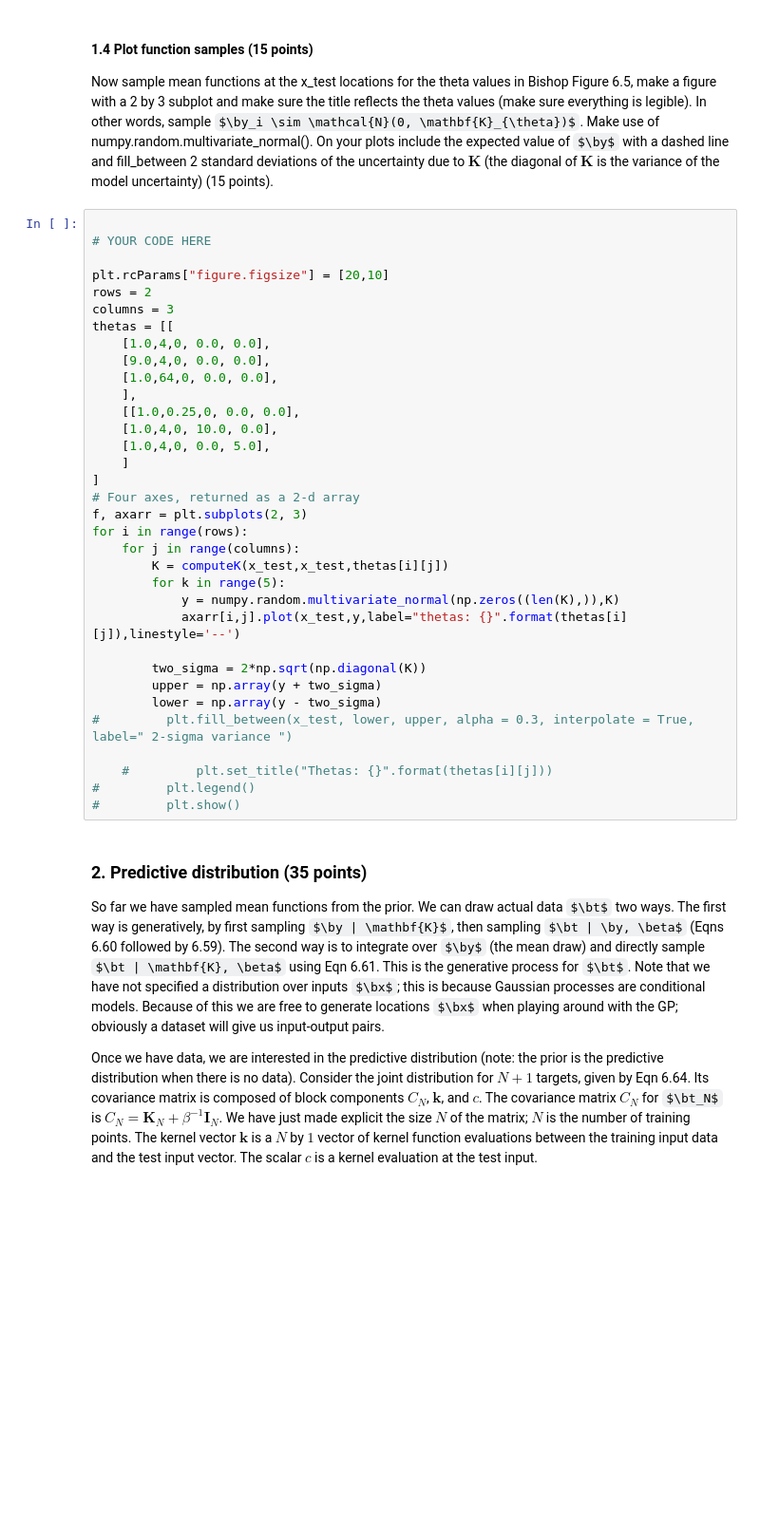
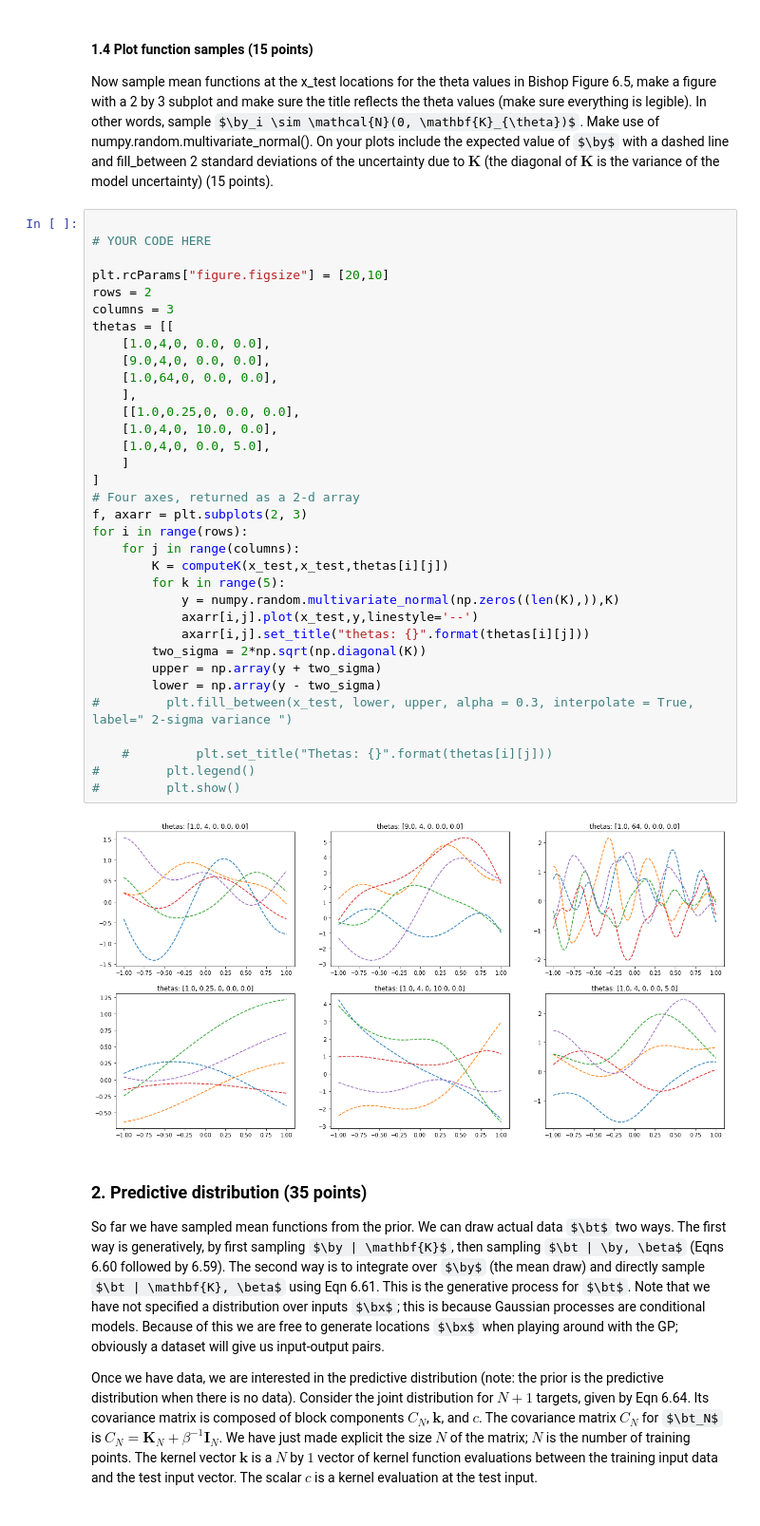
Before and after one commit to filipkny/MachineLearning1_UvA, a Jupyter notebook: lab3.ipynb, the cells around one changed output. Shown at 95% size. Saved outputs shown, nothing was run; the diff lists cells and outputs as text; some formulas as TeX source; blank space fills up the shorter version.

```diff
--- a/lab3.ipynb
+++ b/lab3.ipynb
@@ -189,35 +189,37 @@ Now sample mean functions at the x_test locations for the theta values in Bishop
 # YOUR CODE HERE
 
 plt.rcParams["figure.figsize"] = [20,10]
 rows = 2
 columns = 3
 thetas = [[
     [1.0,4,0, 0.0, 0.0],
     [9.0,4,0, 0.0, 0.0],
     [1.0,64,0, 0.0, 0.0],
     ],
     [[1.0,0.25,0, 0.0, 0.0],
     [1.0,4,0, 10.0, 0.0],
     [1.0,4,0, 0.0, 5.0],
     ]
 ]
 # Four axes, returned as a 2-d array
 f, axarr = plt.subplots(2, 3)
 for i in range(rows):
     for j in range(columns):
         K = computeK(x_test,x_test,thetas[i][j])
         for k in range(5):
             y = numpy.random.multivariate_normal(np.zeros((len(K),)),K)
-            axarr[i,j].plot(x_test,y,label="thetas: {}".format(thetas[i][j]),linestyle='--')
-
+            axarr[i,j].plot(x_test,y,linestyle='--')
+            axarr[i,j].set_title("thetas: {}".format(thetas[i][j]))
         two_sigma = 2*np.sqrt(np.diagonal(K))
         upper = np.array(y + two_sigma)
         lower = np.array(y - two_sigma)
 #         plt.fill_between(x_test, lower, upper, alpha = 0.3, interpolate = True, label=" 2-sigma variance ")
 
     #         plt.set_title("Thetas: {}".format(thetas[i][j]))
 #         plt.legend()
 #         plt.show()
+# %% [output]
+[figure, added]
 # %% [markdown]
 ### 2. Predictive distribution (35 points)
 So far we have sampled mean functions from the prior.  We can draw actual data $\bt$ two ways.  The first way is generatively, by first sampling $\by | \mathbf{K}$, then sampling $\bt | \by, \beta$ (Eqns 6.60 followed by 6.59).  The second way is to integrate over $\by$ (the mean draw) and directly sample $\bt | \mathbf{K}, \beta$ using Eqn 6.61.    This is the generative process for $\bt$.  Note that we have not specified a distribution over inputs $\bx$;  this is because Gaussian processes are conditional models.  Because of this we are free to generate locations $\bx$ when playing around with the GP; obviously a dataset will give us input-output pairs.
```
Also changed, not shown: parts of 2 cells of this notebook.
